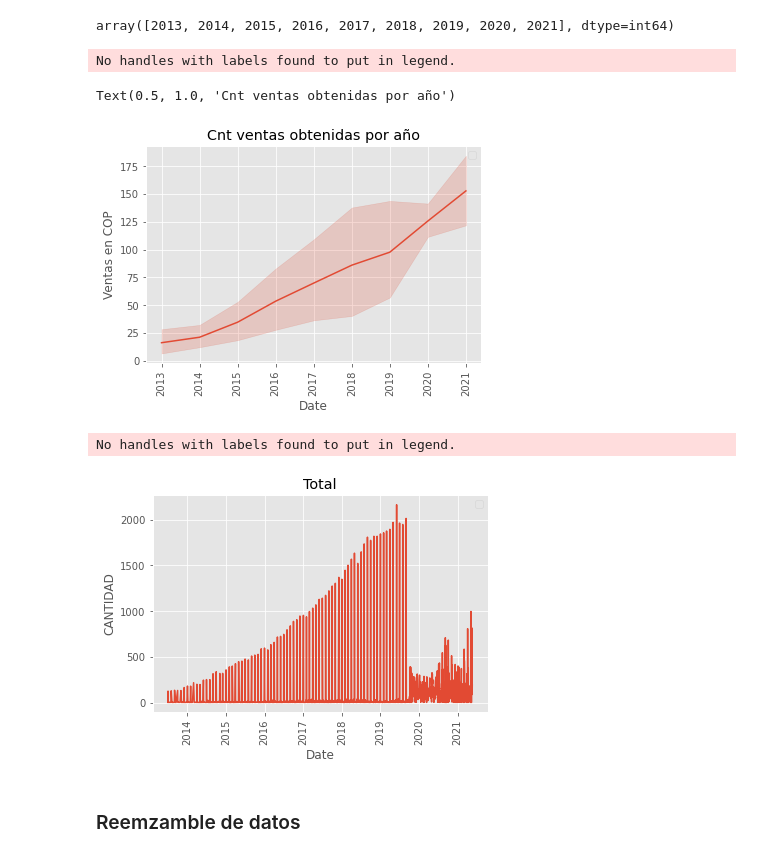
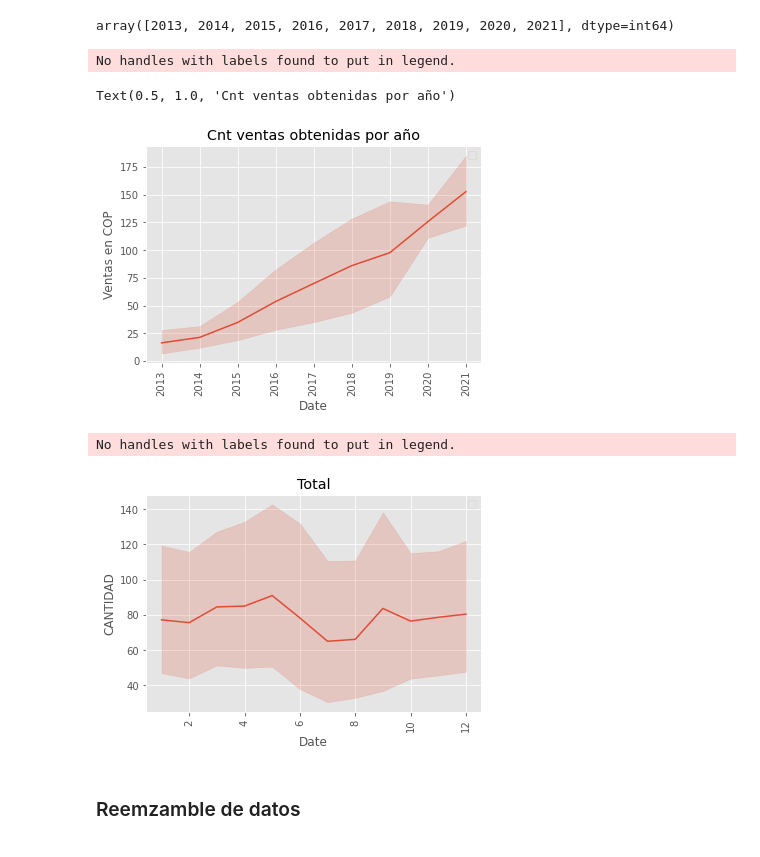
Before and after one commit to lcsr-rodriguez/Diplomado-ISP, a Jupyter notebook: ISP_DataScience.ipynb, the cells around one changed output. Drawn from its saved outputs; the diff is of its cells as text; code cells hidden in the pictures.

Commit message:
replace values zeros df

```diff
--- a/ISP_DataScience.ipynb
+++ b/ISP_DataScience.ipynb
@@ -463,6 +463,7 @@ df_prediccion = pd.DataFrame(dicc)
 df_prediccion = df_prediccion.groupby(['FECHA'])['CANTIDAD'].count().reset_index()
 # elimina las filas que tengas fecha vacia (420)
 df_prediccion = df_prediccion.dropna()
+df_prediccion = df_prediccion.replace(0, df_prediccion['CANTIDAD'].mean() )
 df_prediccion = df_prediccion.astype({'CANTIDAD': np.float})
 #df_prediccion['FECHA'] = pd.to_datetime(df_prediccion['FECHA'], errors='coerce')
 df_prediccion.head()
@@ -534,22 +535,22 @@ plt.title('Cnt ventas obtenidas por año')
 # %% [output]
 No handles with labels found to put in legend.
 Text(0.5, 1.0, 'Cnt ventas obtenidas por año')
-[figure, old version]
+[figure, new version]
 # %%
 fig = plt.figure()
 axl = fig.add_subplot(111)
 
-sns.lineplot(x=dataset['Date'],y=dataset['CANTIDAD'], data=df_prediccion)
+sns.lineplot(x=dataset['Month'],y=dataset['CANTIDAD'], data=df_prediccion)
 plt.title('Total')
 plt.xlabel('Date')
 plt.grid(True, alpha=1)
 plt.legend()
 
 for label in axl.xaxis.get_ticklabels():
     label.set_rotation(90)
 # %% [output]
 No handles with labels found to put in legend.
-[figure, old version]
+[figure, new version]
 # %% [markdown]
 ### Reemzamble de datos
 # %%
```
Also changed, not shown: parts of 3 cells of this notebook.
